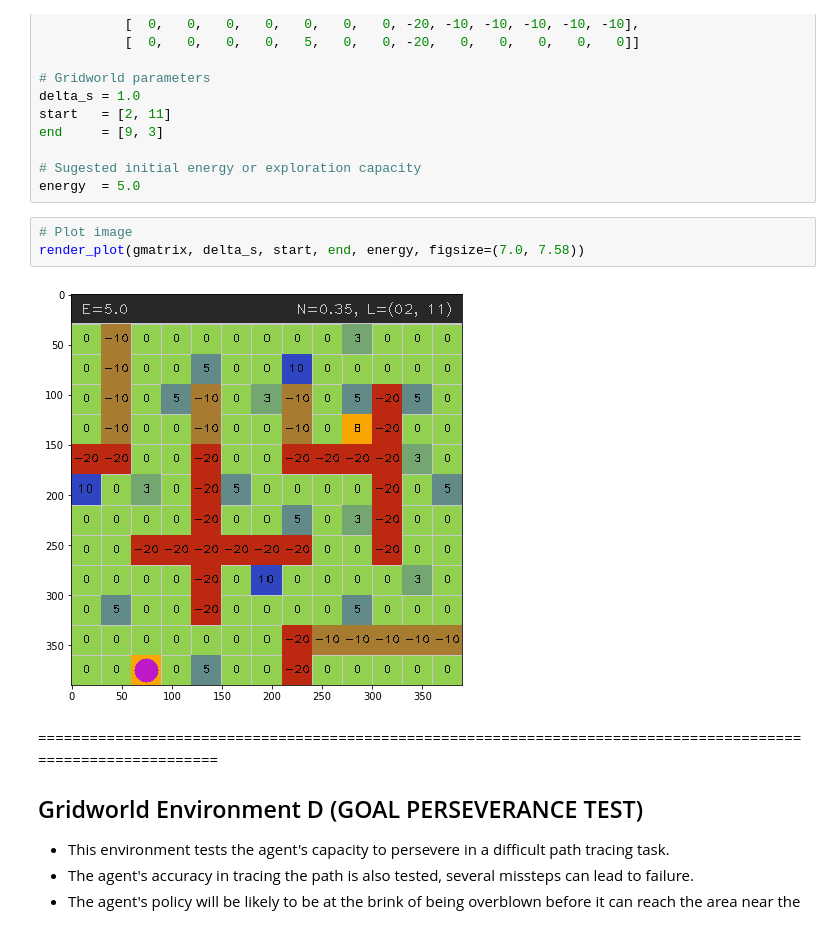
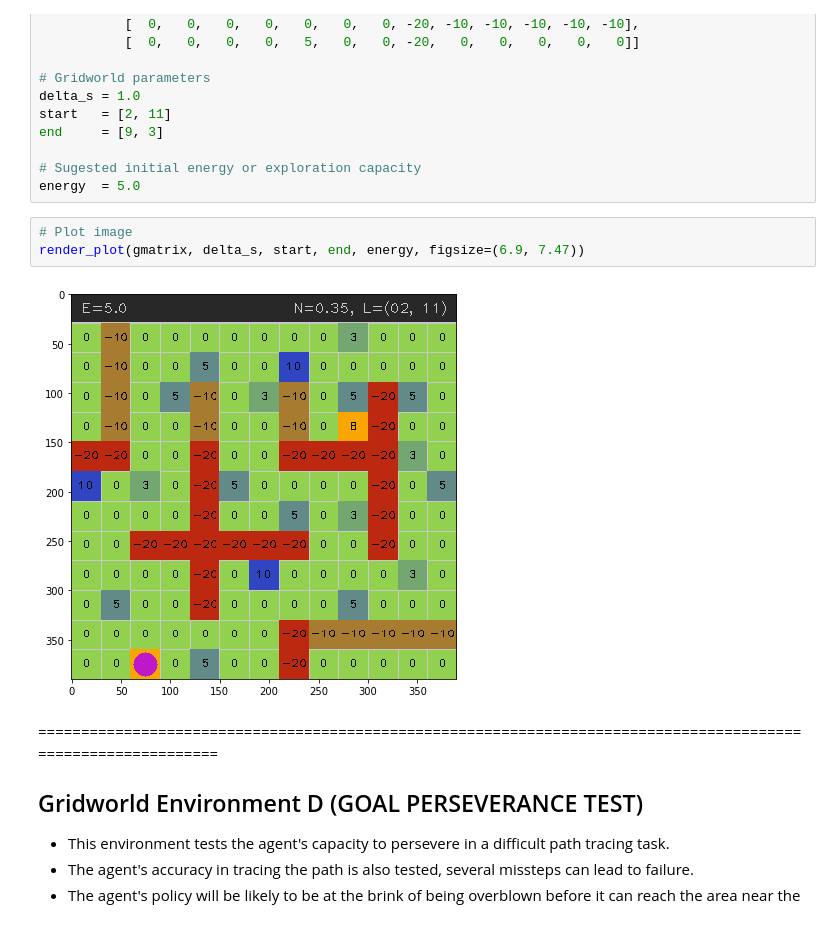
Before and after one commit to arcangelzer0/mysterymind, a Jupyter notebook: finite_resource_env/survival_gridworld/test_envs.ipynb, the cells around one changed output. Saved outputs shown, nothing was run; the diff lists cells and outputs as text.

```diff
--- a/finite_resource_env/survival_gridworld/test_envs.ipynb
+++ b/finite_resource_env/survival_gridworld/test_envs.ipynb
@@ -134,9 +134,9 @@ end     = [9, 3]
 energy  = 5.0
 # %%
 # Plot image
-render_plot(gmatrix, delta_s, start, end, energy, figsize=(7.0, 7.58))
+render_plot(gmatrix, delta_s, start, end, energy, figsize=(6.9, 7.47))
 # %% [output]
-[figure, old version]
+[figure, new version]
 # %% [markdown]
 ==============================================================================================================
 
```
